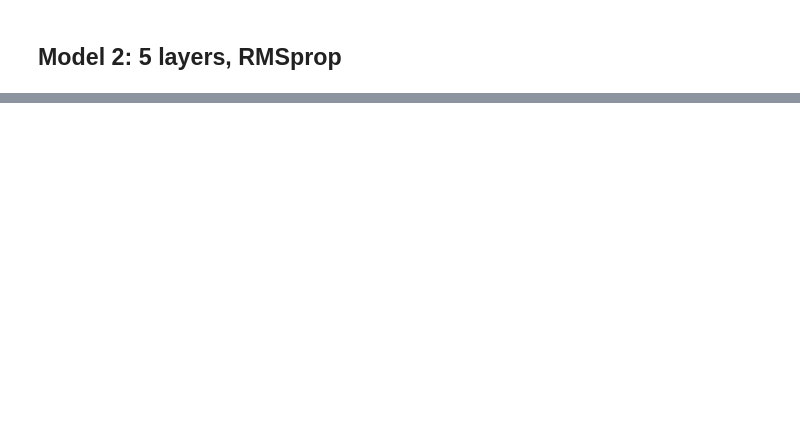
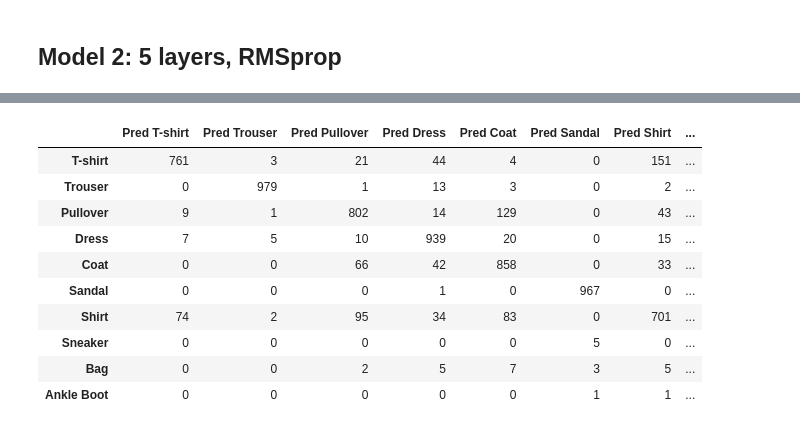
Before and after one commit to rhkhoo/Deep_Learning_Challenge, a Jupyter notebook: MNIST Fashion Classification.ipynb, the cells around one changed output, grey strips where cells are left out. Cells and saved outputs as stored; diff of their text form; code cells hidden in the pictures; blank space fills up the shorter version.

Commit message:
updated models, added conclusion

```diff
--- a/MNIST Fashion Classification.ipynb
+++ b/MNIST Fashion Classification.ipynb
@@ -177,17 +212,15 @@ Increasing the number of layers increased accuracy and decreased loss very sligh
 # %%
-model_conv = Sequential()
-model_conv.add(Conv2D(128, input_shape = (28, 28,1), kernel_size = (3,3), activation = 'relu'))
-model_conv.add(Conv2D(128, kernel_size = (3,3), activation = 'relu'))
-model_conv.add(Flatten())
-model_conv.add(Dense(64, activation = 'relu'))
-model_conv.add(Dense(32, activation = 'relu'))
-model_conv.add(Dense(10, activation ='softmax'))
+model_5 = Sequential()
+model_5.add(Dropout(rate = 0.2, input_shape = (X_train.shape[1],)))
+model_5.add(Dense(128, activation = 'relu'))
+model_5.add(Dense(64, activation = 'relu'))
+model_5.add(Dense(64, activation = 'relu'))
+model_5.add(Dense(32, activation = 'relu'))
+model_5.add(Dense(10, activation = 'softmax'))
 # %%
-model_conv.compile(loss = 'categorical_crossentropy', optimizer = 'sgd', metrics = ['accuracy'])
+model_5.compile(loss = 'categorical_crossentropy', optimizer = 'RMSprop', metrics = ['accuracy'])
 
-model_conv.fit(X_train_conv, y_train, validation_data = (X_test_conv, y_test),
-         epochs = 20, batch_size = 100, verbose = 1)
-
-# I only use 20 epochs to cut down on computing time
+model_5.fit(X_train, y_train_cat, validation_data = (X_test, y_test_cat),
+        epochs = 100, batch_size = 200, verbose = 1)
 # %% [output]
 Train on 60000 samples, validate on 10000 samples
@@ -198,0 +251,4 @@ Epoch 2/20
+# %%
+y_pred = model_5.predict_classes(X_test)
+
+print(classification_report(y_test, y_pred))
@@ -198,0 +272,18 @@ Epoch 2/20
+# %%
+confusion_df = pd.DataFrame(confusion_matrix(y_test, y_pred),
+                            index = ['T-shirt', 'Trouser', 'Pullover', 'Dress', 'Coat', 'Sandal', 'Shirt', 'Sneaker', 'Bag', 'Ankle Boot'],
+                            columns = [' Pred T-shirt', 'Pred Trouser', 'Pred Pullover', 'Pred Dress', 'Pred Coat', 'Pred Sandal', 'Pred Shirt', 'Pred Sneaker', 'Pred Bag', 'Pred Ankle Boot'])
+# %%
+confusion_df
+# %% [output]
+|  | Pred T-shirt | Pred Trouser | Pred Pullover | Pred Dress | Pred Coat | Pred Sandal | Pred Shirt | ... |
+| T-shirt | 761 | 3 | 21 | 44 | 4 | 0 | 151 | ... |
+| Trouser | 0 | 979 | 1 | 13 | 3 | 0 | 2 | ... |
+| Pullover | 9 | 1 | 802 | 14 | 129 | 0 | 43 | ... |
+| Dress | 7 | 5 | 10 | 939 | 20 | 0 | 15 | ... |
+| Coat | 0 | 0 | 66 | 42 | 858 | 0 | 33 | ... |
+| Sandal | 0 | 0 | 0 | 1 | 0 | 967 | 0 | ... |
+| Shirt | 74 | 2 | 95 | 34 | 83 | 0 | 701 | ... |
+| Sneaker | 0 | 0 | 0 | 0 | 0 | 5 | 0 | ... |
+| Bag | 0 | 0 | 2 | 5 | 7 | 3 | 5 | ... |
+| Ankle Boot | 0 | 0 | 0 | 0 | 0 | 1 | 1 | ... |
```
Also changed, not shown: parts of 29 cells of this notebook.
